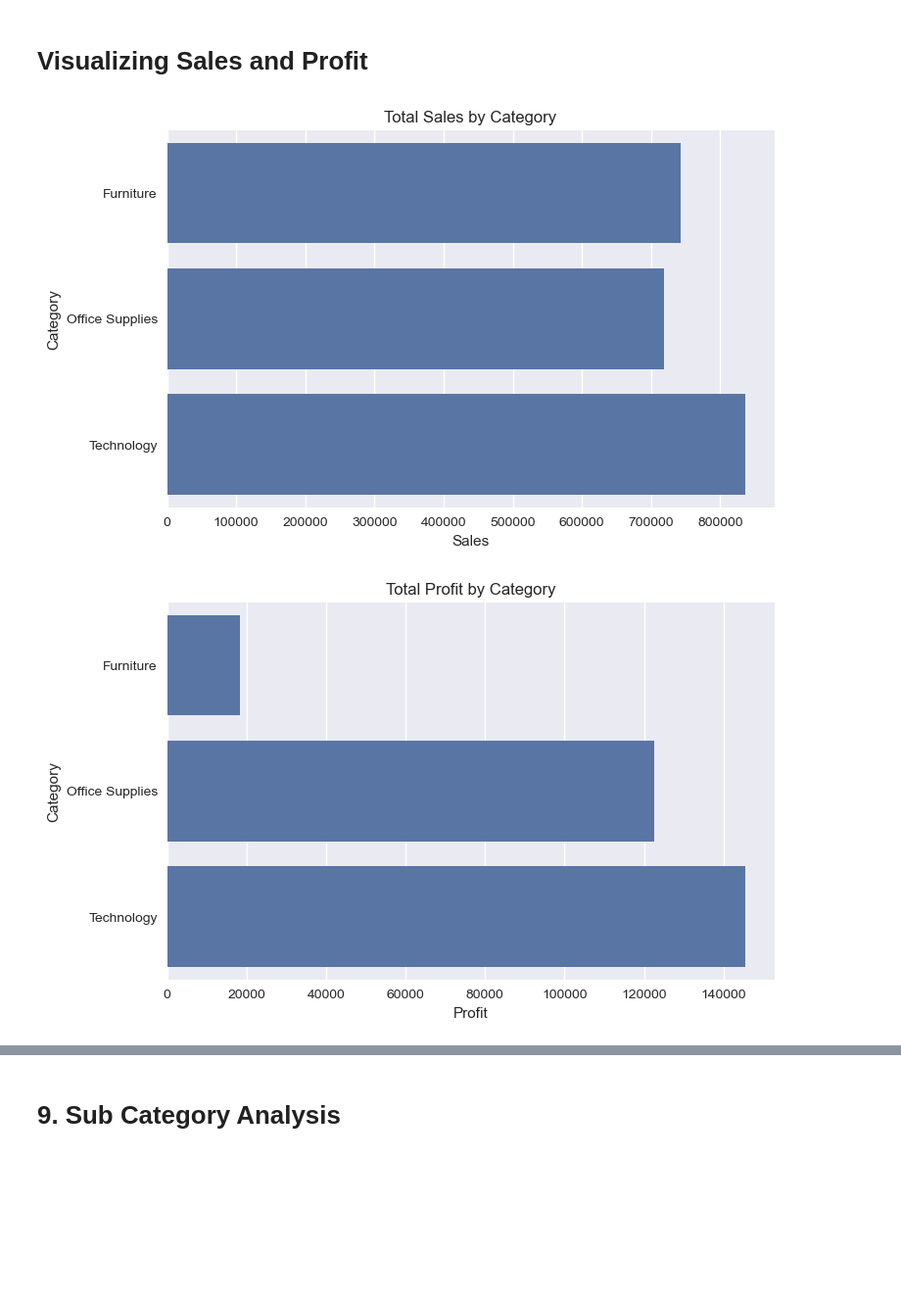
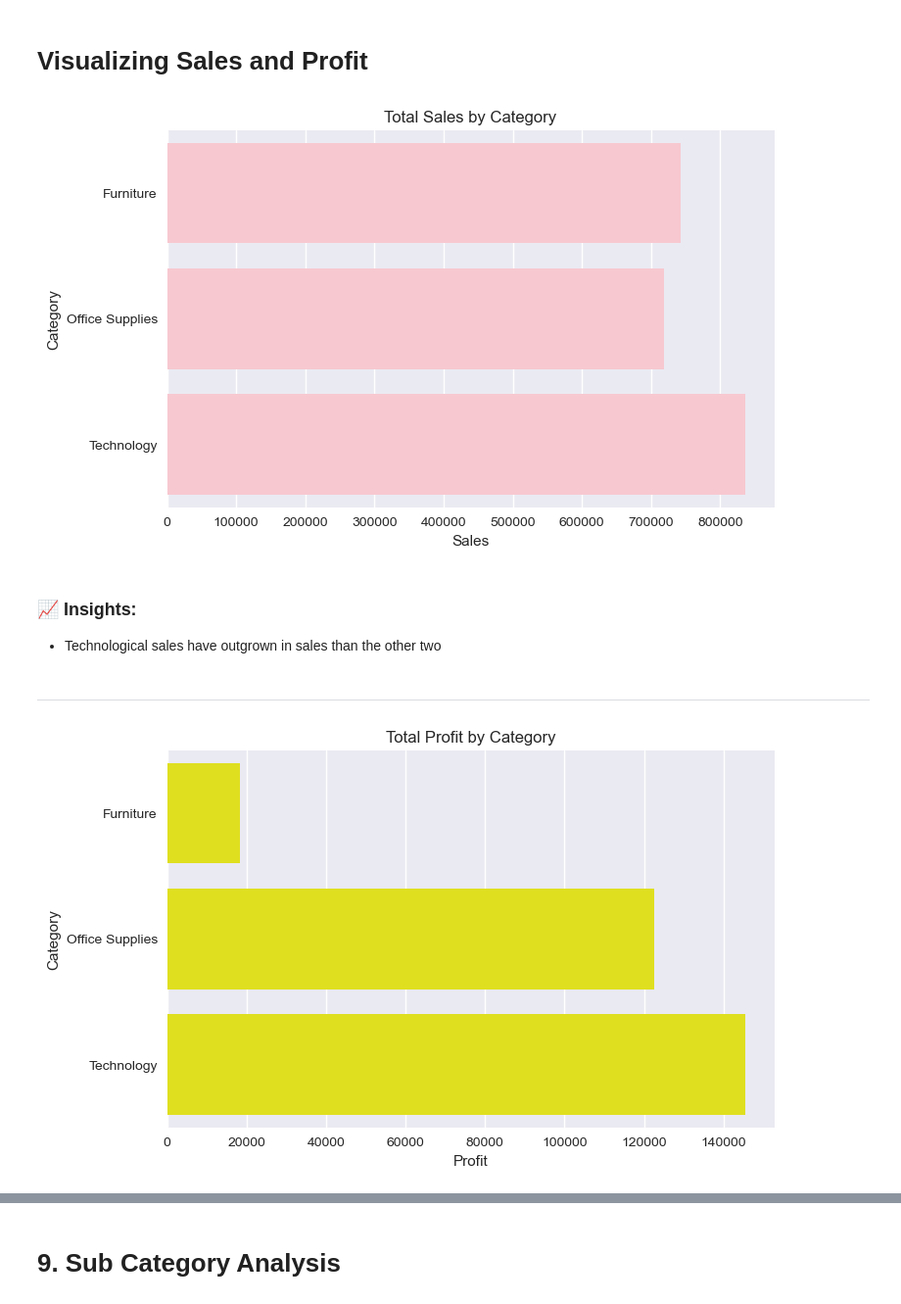
Before and after one commit to suryanair-ds/E-commerce-Sales-Insights-Dashboard-using-Python, a Jupyter notebook: E-commerce Sales Insights Dashboard (using Python).ipynb, the cells around one changed output, grey strips where cells are left out. Shown: that part at 98% size. Saved outputs shown, nothing was run; the diff lists cells and outputs as text; code cells hidden in the pictures; blank space fills up the shorter version.

```diff
--- a/E-commerce Sales Insights Dashboard (using Python).ipynb
+++ b/E-commerce Sales Insights Dashboard (using Python).ipynb
@@ -277,17 +302,22 @@ category_performe.sort_values("Profit",ascending=False)
 # Visualizing Sales and Profit
 # %%
 plt.figure(figsize=(8,5))
-sns.barplot(data=category_performe,x="Sales",y="Category")
+sns.barplot(data=category_performe,x="Sales",y="Category",color="pink")
 plt.title("Total Sales by Category")
 plt.xlabel("Sales")
 plt.show()
 # %% [output]
-[figure, old version]
+[figure, new version]
+# %% [markdown]
+### 📈 Insights:
+ - Technological sales have outgrown in sales than the other two
+# %% [markdown]
+--------------------------------------------------------------------------------------------------------
 # %%
 plt.figure(figsize=(8,5))
-sns.barplot(data=category_performe,x="Profit",y="Category")
+sns.barplot(data=category_performe,x="Profit",y="Category",color="yellow")
 plt.title("Total Profit by Category")
 plt.xlabel("Profit")
 plt.show()
 # %% [output]
-[figure, old version]
+[figure, new version]
```
Also changed, not shown: parts of 42 cells of this notebook.
